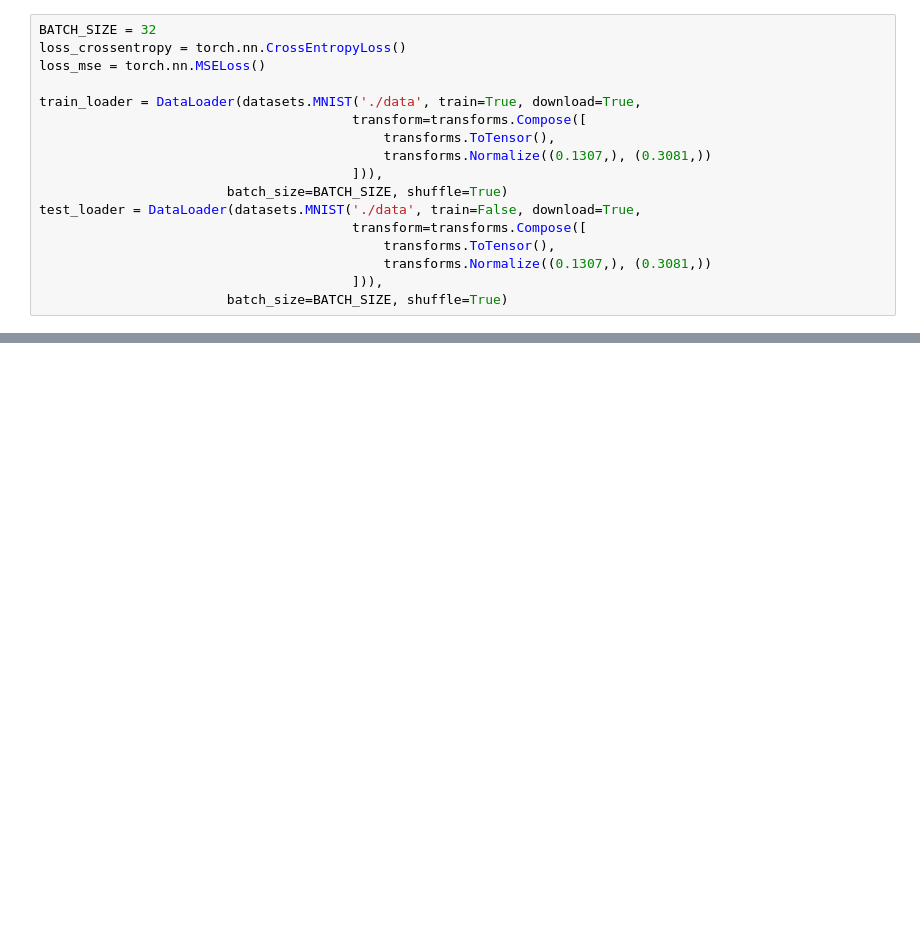
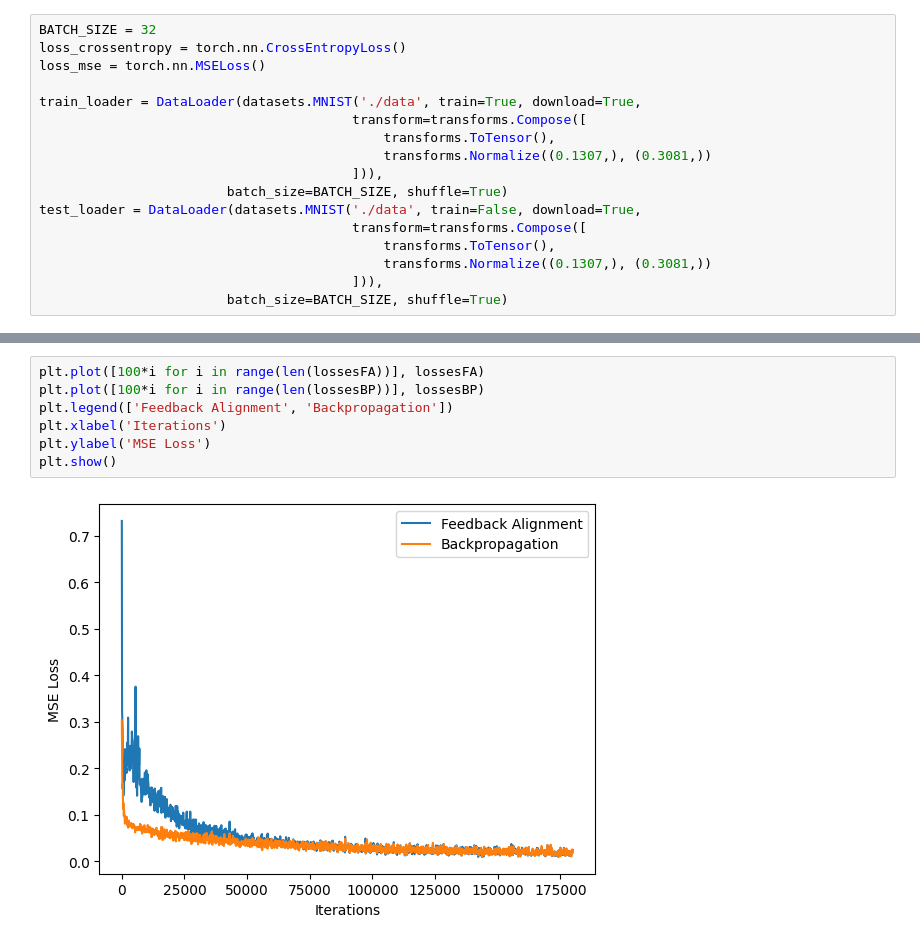
Before and after one commit to Teryx-Enzo/RFA, a Jupyter notebook: test.ipynb, the cells around one changed output, grey strips where cells are left out. Drawn from its saved outputs; the diff is of its cells as text; blank space fills up the shorter version.

```diff
--- a/test.ipynb
+++ b/test.ipynb
@@ -81,3 +146,12 @@ train_model(model_fa, optimizer_fa,train_loader, num_epochs=50, criterion=loss_m
+# %%
+plt.plot([100*i for i in range(len(lossesFA))], lossesFA)
+plt.plot([100*i for i in range(len(lossesBP))], lossesBP)
+plt.legend(['Feedback Alignment', 'Backpropagation'])
+plt.xlabel('Iterations')
+plt.ylabel('MSE Loss')
+plt.show()
+# %% [output]
+[figure, added]
 # %%
 print("Testing Feedforward DFA Model...")
 test_model(model_fa, test_loader, loss_mse)
```
Also changed, not shown: parts of 8 cells of this notebook, 3 other files.
